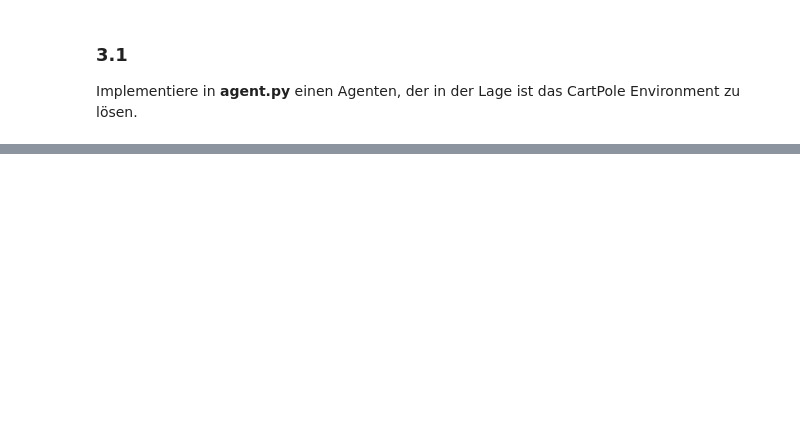
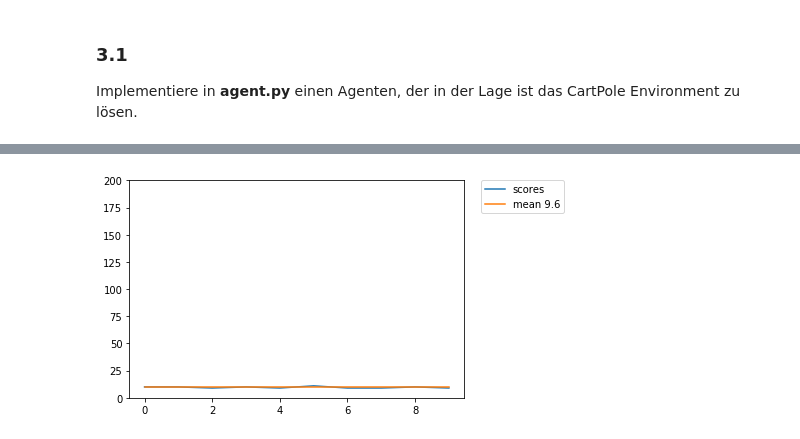
Before and after one commit to Wekra/ai-lab-hska-rl, a Jupyter notebook: notebooks/session_3/dqn.ipynb, the cells around one changed output, grey strips where cells are left out. Drawn from its saved outputs; the diff is of its cells as text; code cells hidden in the pictures; blank space fills up the shorter version.

```diff
--- a/notebooks/session_3/dqn.ipynb
+++ b/notebooks/session_3/dqn.ipynb
@@ -94,6 +102,13 @@ ValueError: When using data tensors as input to a model, you should specify the
 # %%
 from gym.wrappers import Monitor
+from lib.statistics import html_video_embedding
+
 # capture every episode and clean 'video' folder before each run
-env = Monitor(env, './video', video_callable=lambda episode_id: True, force=True)
+env = gym.make('CartPole-v0')
+env = Monitor(env, './video', video_callable=lambda episode_id: True, force=True, uid='id')
 statistics = interact_with_environment(env, agent, n_episodes=10, train=False, verbose=False)
+env.close()
 plot(statistics, y_limits=(0,200))
+html_video_embedding(statistics)
+# %% [output]
+[figure, added]
```
Also changed, not shown: parts of 4 cells of this notebook, 21 other files.
